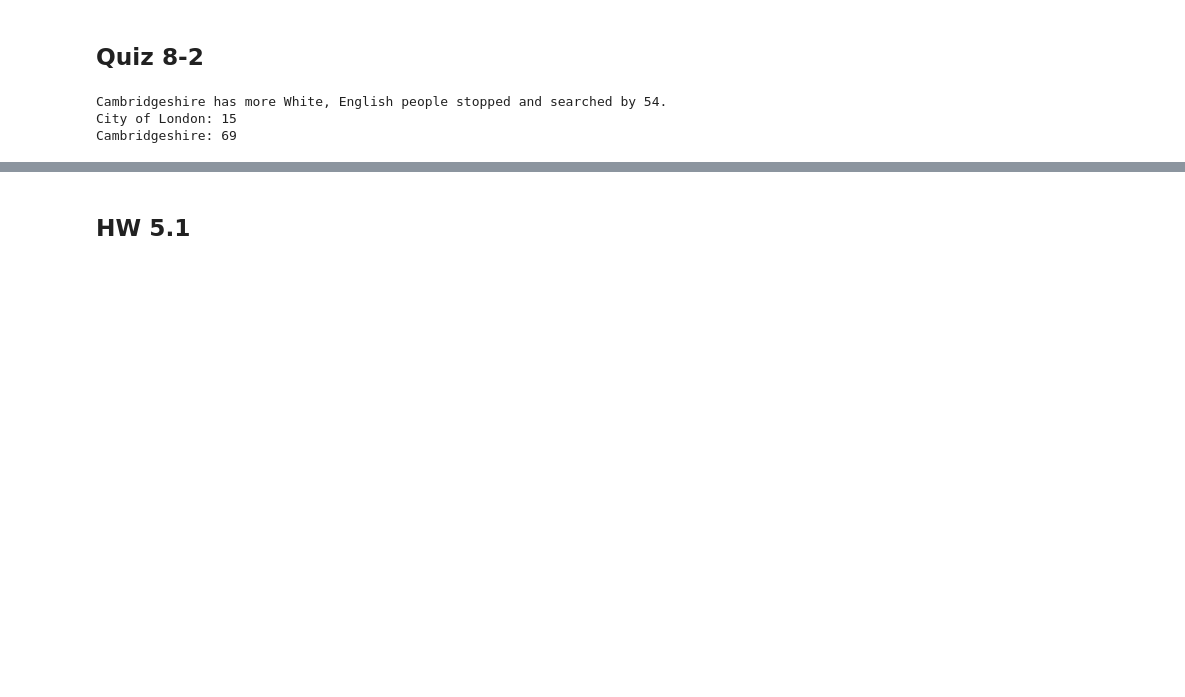
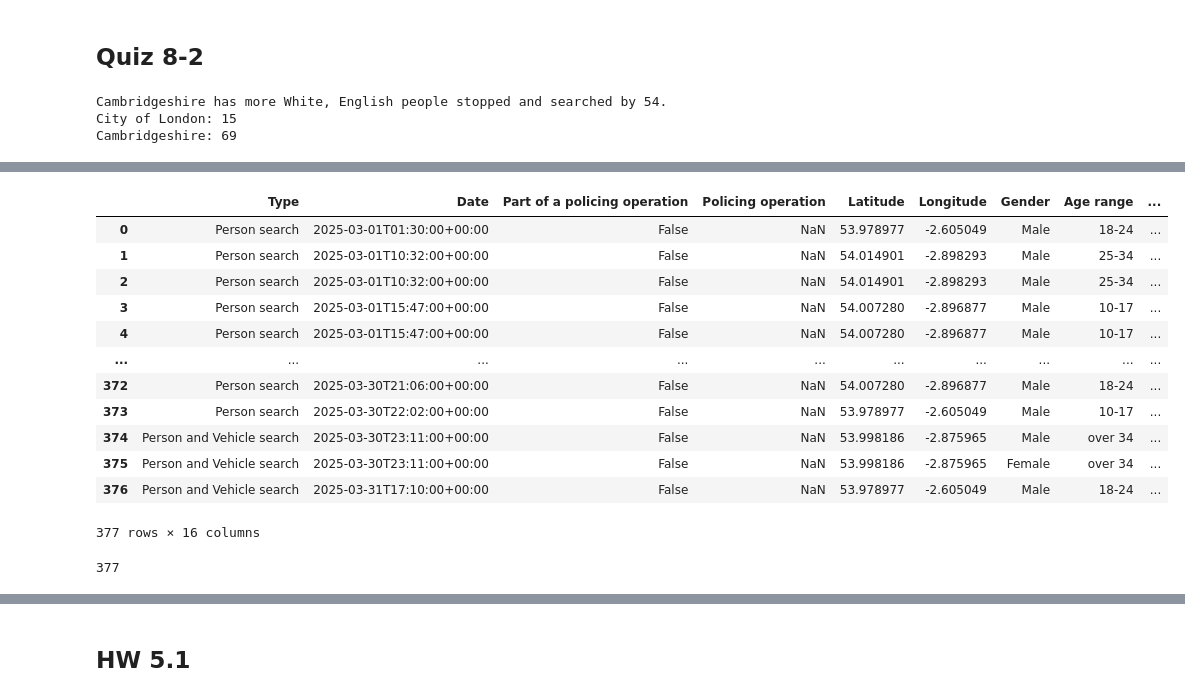
Before and after one commit to znumunz/dataviz2025, a Jupyter notebook: Pandas_101_2025.ipynb, the cells around one changed output, grey strips where cells are left out. Saved outputs shown, nothing was run; the diff lists cells and outputs as text; code cells hidden in the pictures; blank space fills up the shorter version.

```diff
--- a/Pandas_101_2025.ipynb
+++ b/Pandas_101_2025.ipynb
@@ -370,0 +452,3 @@ os.listdir('/content/drive/MyDrive/MyPython&DataViz2025/Data/2025-01')
+# %%
+months = os.listdir(base_path)  # โฟลเดอร์เดือนทั้งหมด
+months
@@ -370,0 +457,9 @@ os.listdir('/content/drive/MyDrive/MyPython&DataViz2025/Data/2025-01')
+# %%
+all_files = []
+
+for month in months:
+    month_path = os.path.join(base_path, month)
+    files = os.listdir(month_path)
+    for f in files:
+        all_files.append(f)  # เก็บเดือนและชื่อไฟล์
+all_files
@@ -370,0 +484,11 @@ os.listdir('/content/drive/MyDrive/MyPython&DataViz2025/Data/2025-01')
+# %%
+filepaths = []  # เปลี่ยนชื่อตัวแปรเพื่อความเข้าใจชัดเจน
+
+for file in all_files:
+    if 'stop-and-search' in file:
+        filepath = os.path.join(month_path, file)
+        filepaths.append(filepath)
+
+# แสดงทั้งหมด
+for path in filepaths:
+    print(path)
@@ -370,0 +513,8 @@ os.listdir('/content/drive/MyDrive/MyPython&DataViz2025/Data/2025-01')
+# %%
+all_dfs = []
+
+df = pd.read_csv(filepath) # สร้าตัวแปรมารับตาราง
+city = file.replace('-stop-and-search.csv', '').split('-', 2)[-1] # เลือกมาแค่ชื่อเมือง
+df['Police Force'] = city # นำชื่อเมืองมาสร้างคอลัมน์ใหม่ใน df
+all_dfs.append(df)
+all_dfs
@@ -370,0 +539,21 @@ os.listdir('/content/drive/MyDrive/MyPython&DataViz2025/Data/2025-01')
+# %%
+Ex = pd.concat(all_dfs, ignore_index=True)
+Ex
+# %% [output]
+|  | Type | Date | Part of a policing operation | Policing operation | Latitude | Longitude | Gender | Age range | ... |
+| 0 | Person search | 2025-03-01T01:30:00+00:00 | False | NaN | 53.978977 | -2.605049 | Male | 18-24 | ... |
+| 1 | Person search | 2025-03-01T10:32:00+00:00 | False | NaN | 54.014901 | -2.898293 | Male | 25-34 | ... |
+| 2 | Person search | 2025-03-01T10:32:00+00:00 | False | NaN | 54.014901 | -2.898293 | Male | 25-34 | ... |
+| 3 | Person search | 2025-03-01T15:47:00+00:00 | False | NaN | 54.007280 | -2.896877 | Male | 10-17 | ... |
+| 4 | Person search | 2025-03-01T15:47:00+00:00 | False | NaN | 54.007280 | -2.896877 | Male | 10-17 | ... |
+| ... | ... | ... | ... | ... | ... | ... | ... | ... | ... |
+| 372 | Person search | 2025-03-30T21:06:00+00:00 | False | NaN | 54.007280 | -2.896877 | Male | 18-24 | ... |
+| 373 | Person search | 2025-03-30T22:02:00+00:00 | False | NaN | 53.978977 | -2.605049 | Male | 10-17 | ... |
+| 374 | Person and Vehicle search | 2025-03-30T23:11:00+00:00 | False | NaN | 53.998186 | -2.875965 | Male | over 34 | ... |
+| 375 | Person and Vehicle search | 2025-03-30T23:11:00+00:00 | False | NaN | 53.998186 | -2.875965 | Female | over 34 | ... |
+| 376 | Person and Vehicle search | 2025-03-31T17:10:00+00:00 | False | NaN | 53.978977 | -2.605049 | Male | 18-24 | ... |
+377 rows × 16 columns
+# %%
+len(df)
+# %% [output]
+377
```
Also changed, not shown: parts of 44 cells of this notebook.
